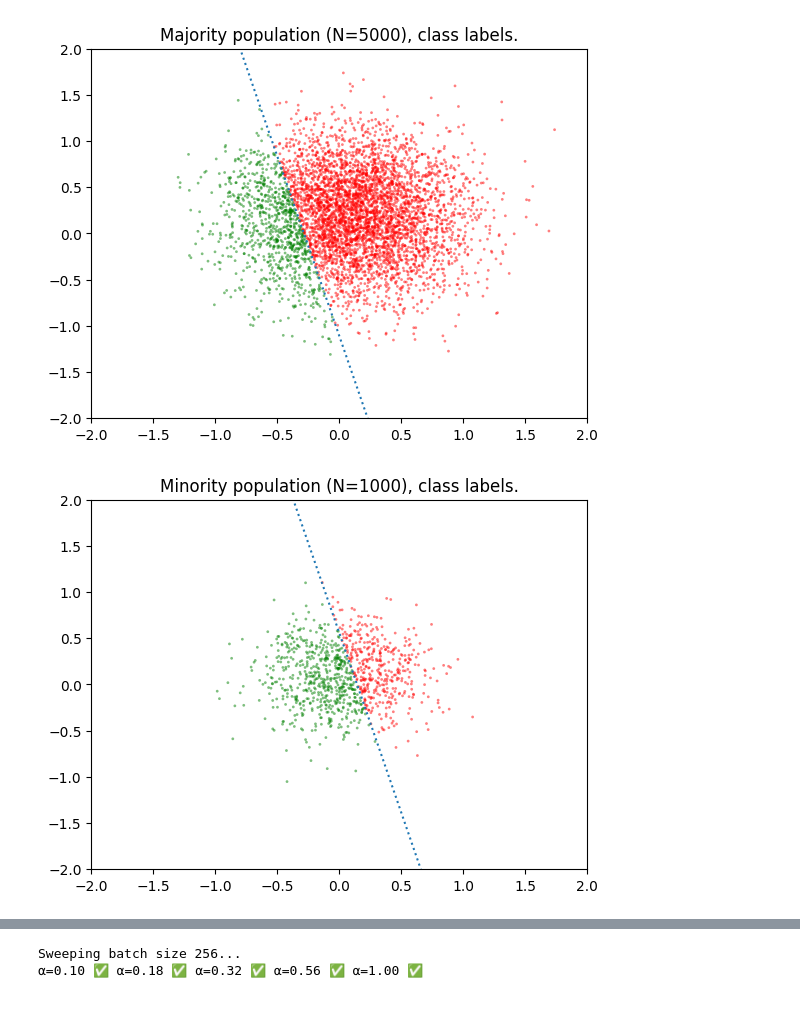
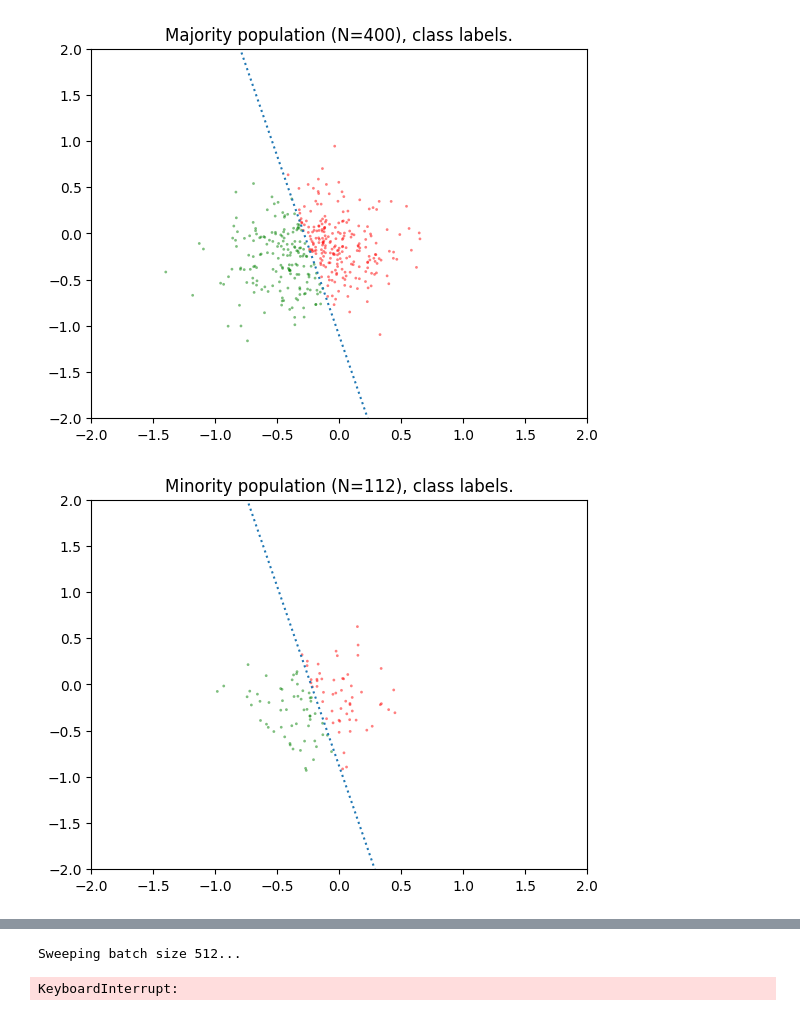
Before and after one commit to kdbanman/dro_sweeps, a Jupyter notebook: classification_example.ipynb, the cells around one changed output, grey strips where cells are left out. Drawn from its saved outputs; the diff is of its cells as text; code cells hidden in the pictures.

```diff
--- a/classification_example.ipynb
+++ b/classification_example.ipynb
@@ -24,20 +24,37 @@ key = random.PRNGKey(seed)
 
 config_1 = {
     'label': 'Majority',
-    'size': 5000,
-    'input_mean': (0.1, 0.2),
-    'input_covariance': ((0.2, 0.0), (0.0, 0.2)),
+    'size': 400,
+    'input_mean': (-0.2, -0.2),
+    'input_covariance': ((0.1, 0.0), (0.0, 0.1)),
     'weights': jnp.array((3.5, 0.9, 1.0)),
     'noise_variance': 0.,
 }
 config_2 = {
     'label': 'Minority',
-    'size': 1000,
-    'input_mean': (0.05, 0.1),
+    'size': 112,
+    'input_mean': (-0.2, -0.2),
     'input_covariance': ((0.1, 0.0), (0.0, 0.1)),
-    'weights': jnp.array((3.5, 0.9, -0.5)),
+    'weights': jnp.array((3.5, 0.9, 0.8)),
     'noise_variance': 0.,
 }
+
+# config_1 = {
+#     'label': 'Majority',
+#     'size': 2048,
+#     'input_mean': (-0.2, -0.2),
+#     'input_covariance': ((0.1, 0.0), (0.0, 0.1)),
+#     'weights': jnp.array((3.5, 0.9, 1.0)),
+#     'noise_variance': 0.,
+# }
+# config_2 = {
+#     'label': 'Minority',
+#     'size': 256,
+#     'input_mean': (-0., -0.),
+#     'input_covariance': ((0.1, 0.0), (0.0, 0.1)),
+#     'weights': jnp.array((3.5, 0.9, 0.0)),
+#     'noise_variance': 0.,
+# }
 
 key, subkey = random.split(key)
 inputs_1, labels_1 = cdg.generate_samples(subkey, **config_1)
@@ -52,8 +69,6 @@ def plot_boundary_line(config, plot_extent):
     plt.plot(domain, boundary_line(domain, config['weights']), linestyle=':', label=config['label'])
 
 def plot_population(inputs, labels, config, plot_extent):
-    domain = jnp.linspace(-plot_extent, plot_extent, 100)
-
     plt.scatter(
         inputs[:, 0],
         inputs[:, 1],
@@ -61,33 +76,32 @@ def plot_population(inputs, labels, config, plot_extent):
         linewidths=0,
         s=4,
         c=['red' if y else 'green' for y in labels],
     )
     plot_boundary_line(config, plot_extent)
 
     plt.title(f'{config["label"]} population (N={config["size"]}), class labels.')
     plt.xlim((-plot_extent, plot_extent))
     plt.ylim((-plot_extent, plot_extent))
 
 
 def plot_population_comparison(population_configs, plot_extent):
-    domain = jnp.linspace(-plot_extent, plot_extent, 100)
 
     for config in population_configs:
         plot_boundary_line(config, plot_extent)
 
     plt.title('Separating hyperplanes for populations.')
     plt.xlim((-plot_extent, plot_extent))
     plt.ylim((-plot_extent, plot_extent))
     plt.legend()
 
 plot_population(inputs_1, labels_1, config_1, 2)
 plt.show()
 
 plot_population(inputs_2, labels_2, config_2, 2)
 plt.show()
 
 plot_population_comparison([config_1, config_2], 2)
 plt.show()
 # %% [output]
-[figure, old version]
+[figure, new version]
-[figure, old version]
+[figure, new version]
@@ -96,14 +110,19 @@ plt.show()
 inputs = jnp.concatenate((inputs_1, inputs_2))
 labels = jnp.concatenate((labels_1, labels_2))
 
-cvar_alphas = jnp.logspace(-1, 0, 5)
-batch_sizes = [512, 2048]
+cvar_alphas = jnp.logspace(-1, 0, 2)
+batch_sizes = [512]
 
-steps = 1e5
-step_size = 0.005
-init_weights = jnp.array((0.1, 0.1, 0.1)).reshape((3, 1))
+steps = 1e6
+step_size = 0.1
+# init_weights = jnp.array((0.1, 0.1, 0.1)).reshape((3, 1))
 
-max_log_samples = 200
+#TODO undo debug weights
+init_weights = jnp.array([[71.30467 ],
+ [20.925869],
+ [19.818645],])
+
+max_log_samples = 300
 log_period = steps // max_log_samples
 
 results = {}
@@ -115,13 +134,14 @@ for batch_size in batch_sizes:
     results[batch_size]['loss_trajectories'] = []
     results[batch_size]['log_steps'] = []
     for cvar_alpha in cvar_alphas:
+        key, subkey = random.split(key)
         weights, loss_trajectory, log_steps = dro.train_averaged_dro(
-            key,
+            subkey,
             inputs,
             labels,
             init_weights,
-            dg.linear_outputs,
-            dro.squared_err_loss,
+            cdg.logistic_outputs,
+            dro.cross_entropy_loss,
             step_size,
             int(batch_size),
             float(cvar_alpha),
@@ -134,8 +154,8 @@ for batch_size in batch_sizes:
         print(f'⍺={cvar_alpha:0.2f} ✅ ', end='')
     print('')
 # %% [output]
-Sweeping batch size 256...
-⍺=0.10 ✅ ⍺=0.18 ✅ ⍺=0.32 ✅ ⍺=0.56 ✅ ⍺=1.00 ✅
+Sweeping batch size 512...
+KeyboardInterrupt:
 # %%
 def plot_loss_trajectory_sweep(sweep_parameters, loss_trajectories, sweep_parameter_name):
     # TODO: pass in label, color mapping as lambda
```
Also changed, not shown: parts of 7 cells of this notebook, 5 other files.
